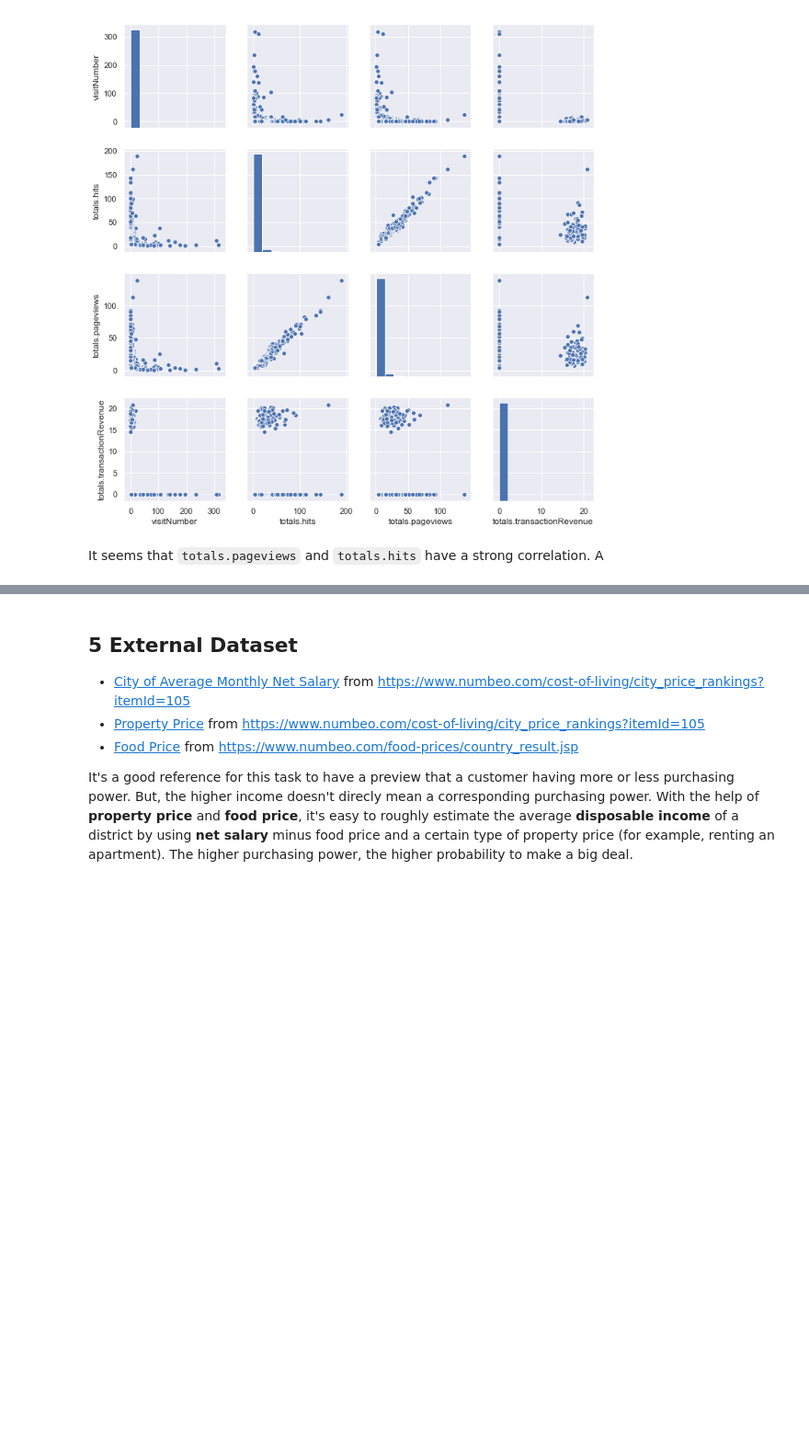
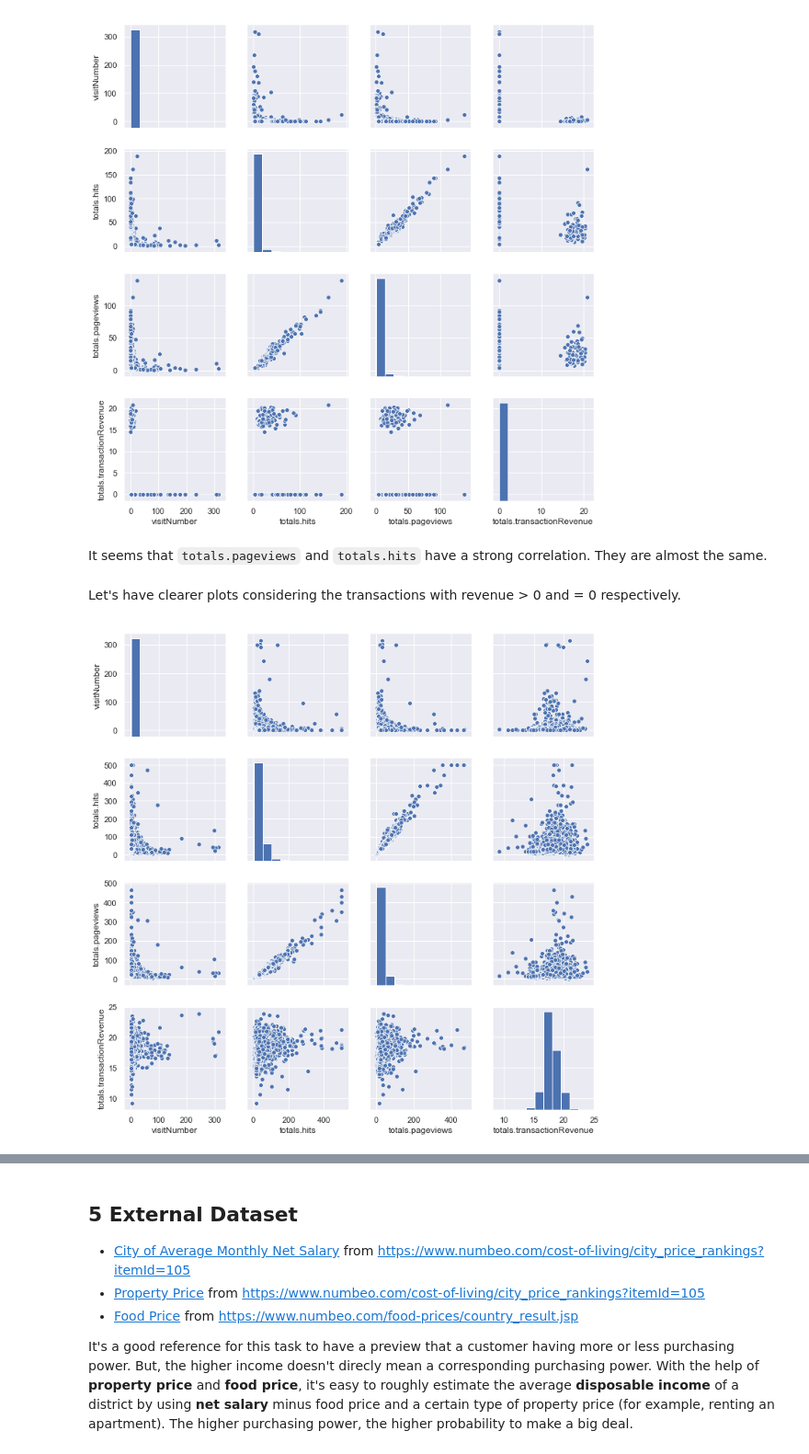
Before and after one commit to elicassion/Google-Analytics-Customer-Revenue-Prediction, a Jupyter notebook: Pipeline.ipynb, the cells around one changed output, grey strips where cells are left out. Shown at 92% size. Drawn from its saved outputs; the diff is of its cells as text; code cells hidden in the pictures; blank space fills up the shorter version.

```diff
--- a/Pipeline.ipynb
+++ b/Pipeline.ipynb
@@ -709,4 +717,13 @@ nfs_g = sns.pairplot(nfs[:10000])
 # %% [output]
 [figure]
 # %% [markdown]
-It seems that `totals.pageviews` and `totals.hits` have a strong correlation. A
+It seems that `totals.pageviews` and `totals.hits` have a strong correlation. They are almost the same.
+# %% [markdown]
+Let's have clearer plots considering the transactions with revenue > 0 and = 0 respectively.
+# %%
+nfs = train_df[train_df['totals.transactionRevenue']>0][NUM_FEATURE_NAMES+['totals.transactionRevenue']]
+nfs['totals.transactionRevenue'] = np.log1p(nfs['totals.transactionRevenue'])
+nfs.describe()
+nfs_g = sns.pairplot(nfs[:10000])
+# %% [output]
+[figure, added]
```
Also changed, not shown: parts of 48 cells of this notebook.
